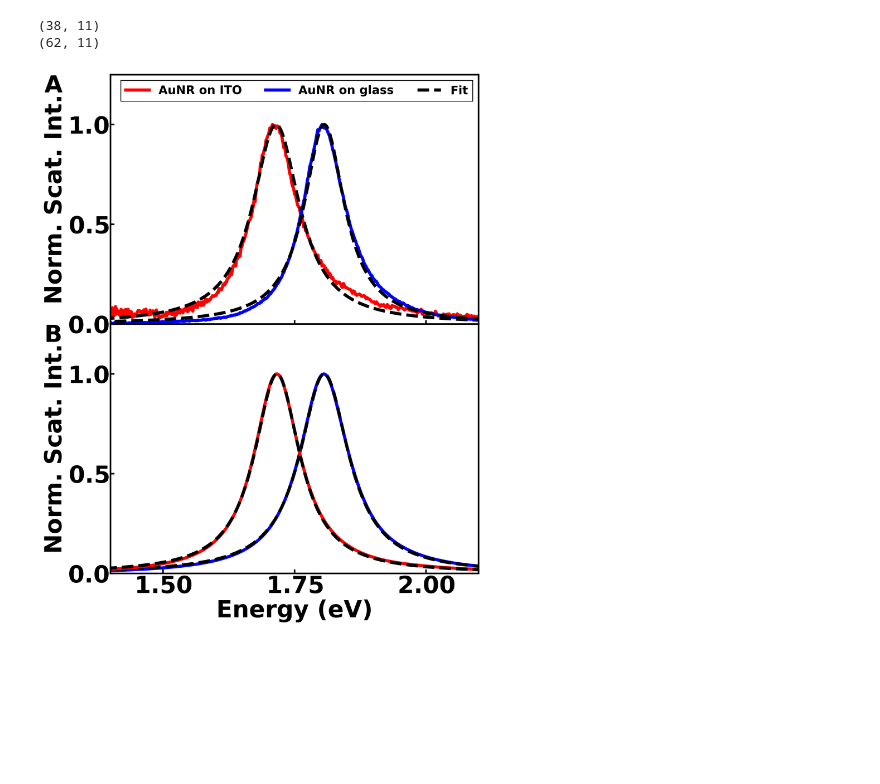
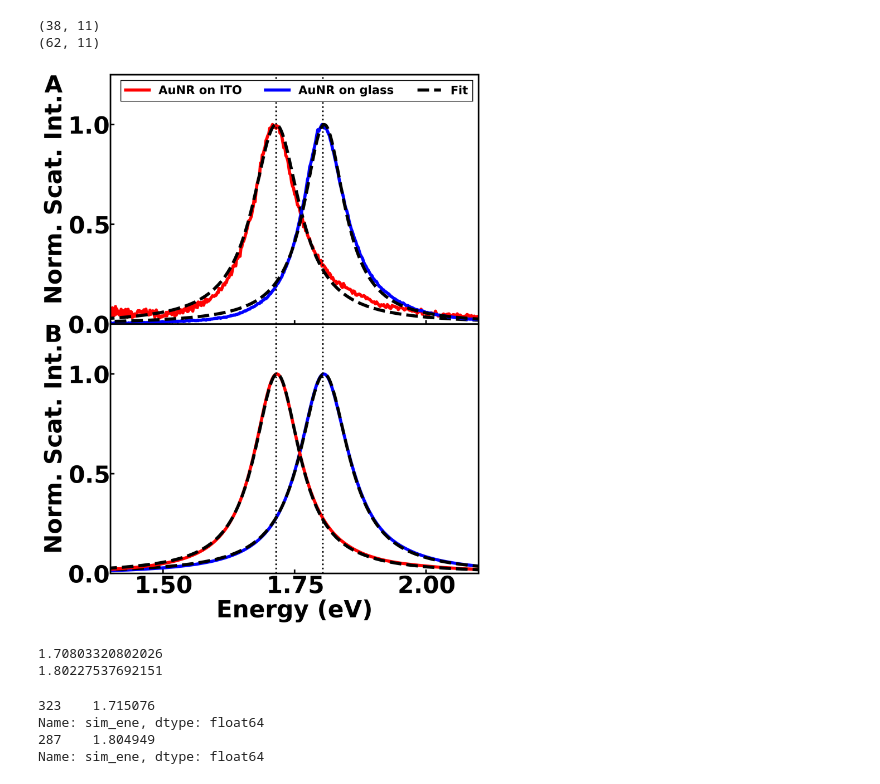
Before and after one commit to SWAN88/AuNR_DA, a Jupyter notebook: 091124_Figure1.ipynb, the cells around one changed output. Drawn from its saved outputs; the diff is of its cells as text; code cells hidden in the pictures; blank space fills up the shorter version.

```diff
--- a/091124_Figure1.ipynb
+++ b/091124_Figure1.ipynb
@@ -61,6 +61,9 @@ fitting_exp_glass = Lorentzian.func(fig1a_glass_data['exp_ene'][part_num-1], max
 
 ax1.plot(fig1a_glass_data['exp_ene'][part_num-1], [i/max(fig1a_glass_data['exp_dfs'][part_num-1]) for i in fig1a_glass_data['exp_dfs'][part_num-1]], c='b', lw=4, label='AuNR on glass')
 ax1.plot(fig1a_glass_data['exp_ene'][part_num-1], [i/max(fitting_exp_glass) for i in fitting_exp_glass], c='k', lw=4, ls='--', label='Fit')
+
+ax1.axvline(x=1.715, lw=2, ls='dotted', c='k')
+ax1.axvline(x=1.804, lw=2, ls='dotted', c='k')
 
 ax1.set_yticks([0.0, 0.5, 1.0])
 ax1.tick_params(axis='y', labelsize=30, pad=2)
@@ -68,31 +71,52 @@ ax1.set_ylabel('Norm. Scat. Int.', fontsize=30)
 ax1.set_xlim(1.4, 2.1)
 ax1.set_ylim(0, 1.25)
 ax1.text(-0.18, 1, 'A', ha='left', va='top', transform=ax1.transAxes, fontsize=30)
 ax1.legend(loc='upper right', fontsize=15, ncol=3)
 
 # Plot for simulated data (second figure)
 max_int_glass, eres_glass, linewidth_glass = Lorentzian.lorentzian(fig1b_glass_data['sim_ene'], fig1b_glass_data['cscat'])
 fitting_sim_glass = Lorentzian.func(fig1b_glass_data['sim_ene'], max_int_glass, eres_glass, linewidth_glass)
 
 ax2.plot(fig1b_glass_data['sim_ene'], fig1b_glass_data['cscat']/max(fig1b_glass_data['cscat']), c='b', lw=4, label='AuNR on glass')
 ax2.plot(fig1b_glass_data['sim_ene'], fitting_sim_glass/max(fitting_sim_glass), c='k', lw=4, ls='--')
 
 max_int_ito, eres_ito, linewidth_ito = Lorentzian.lorentzian(fig1b_ito_data['sim_ene'], fig1b_ito_data['cscat'])
 fitting_sim_ito = Lorentzian.func(fig1b_ito_data['sim_ene'], max_int_ito, eres_ito, linewidth_ito)
 
 ax2.plot(fig1b_ito_data['sim_ene'], fig1b_ito_data['cscat']/max(fig1b_ito_data['cscat']), c='r', lw=4, label='AuNR on ITO')
 ax2.plot(fig1b_ito_data['sim_ene'], fitting_sim_ito/max(fitting_sim_ito), c='k', lw=4, ls='--', label='Fit')
 
+ax2.axvline(x=1.715, lw=2, ls='dotted', c='k')
+ax2.axvline(x=1.804, lw=2, ls='dotted', c='k')
+
 ax2.set_xticks([1.5, 1.75, 2.0])
 ax2.set_yticks([0.0, 0.5, 1.0])
 ax2.tick_params(axis='both', labelsize=30, pad=2)
 ax2.set_xlabel('Energy (eV)', fontsize=30)
 ax2.set_ylabel('Norm. Scat. Int.', fontsize=30)
 ax2.set_xlim(1.4, 2.1)
 ax2.set_ylim(0, 1.25)
 ax2.text(-0.18, 1, 'B', ha='left', va='top', transform=ax2.transAxes, fontsize=30)
 
 plt.subplots_adjust(hspace=0)  # Remove the space between plots
 plt.tight_layout()
 # %% [output]
-[figure, old version]
+[figure, new version]
+# %%
+part_num = 3
+print(fig1a_ito_data['exp_ene'][part_num-1][fig1a_ito_data['exp_dfs'][part_num-1].index(max(fig1a_ito_data['exp_dfs'][part_num-1]))])
+
+part_num = 1
+print(fig1a_glass_data['exp_ene'][part_num-1][fig1a_glass_data['exp_dfs'][part_num-1].index(max(fig1a_glass_data['exp_dfs'][part_num-1]))])
+# %% [output]
+1.70803320802026
+1.80227537692151
+# %%
+print(fig1b_ito_data['sim_ene'][fig1b_ito_data['cscat'] == fig1b_ito_data['cscat'].max()])
+
+print(fig1b_glass_data['sim_ene'][fig1b_glass_data['cscat'] == fig1b_glass_data['cscat'].max()])
+# %% [output]
+323    1.715076
+Name: sim_ene, dtype: float64
+287    1.804949
+Name: sim_ene, dtype: float64
```
Also changed, not shown: 2 other files.
